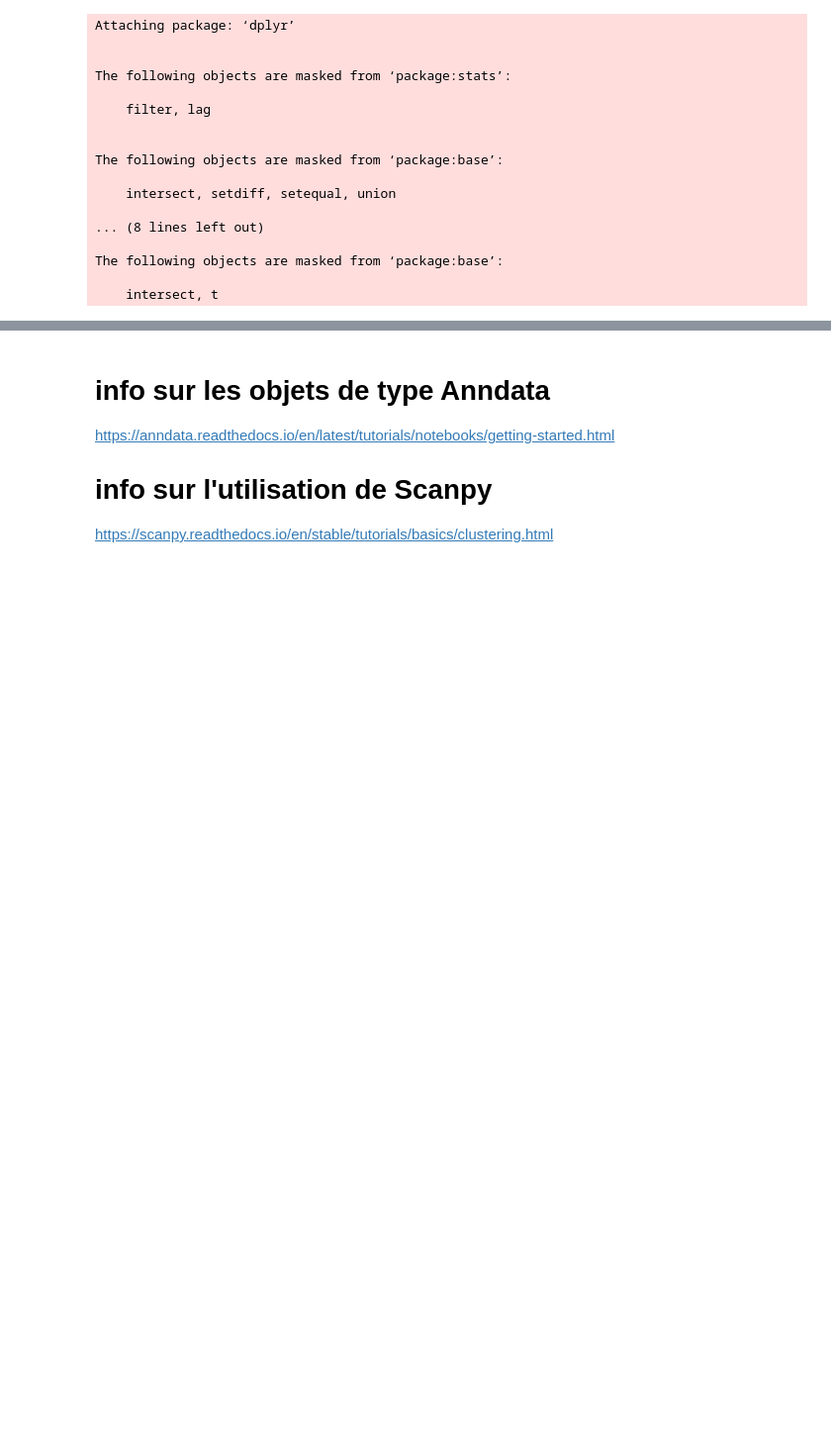
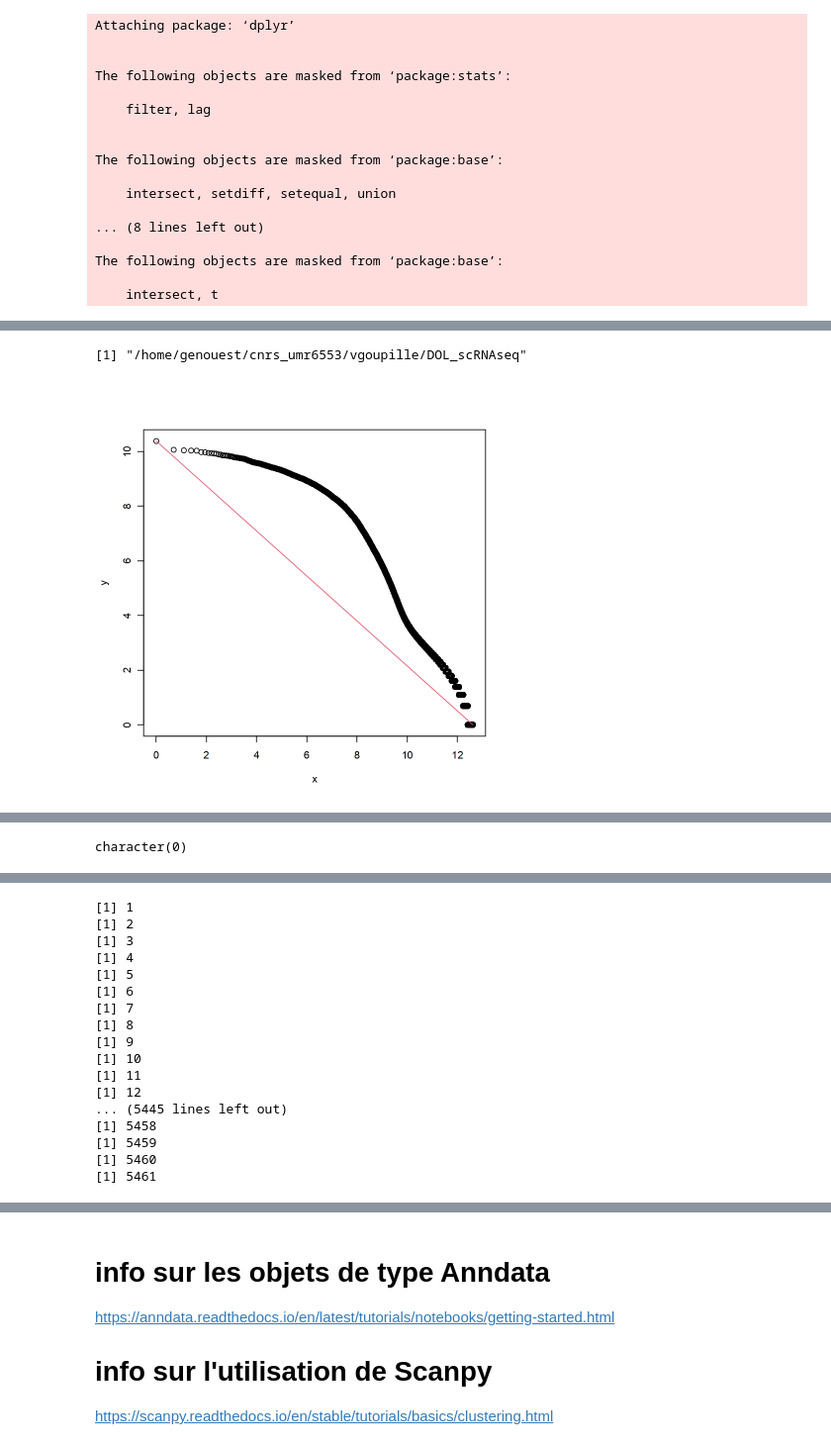
Before and after one commit to vgoupille/DOL_scRNAseq, a Jupyter notebook: 7_Article/script/2_analyse.ipynb, the cells around one changed output, grey strips where cells are left out. Shown at 99% size. Saved outputs shown, nothing was run; the diff lists cells and outputs as text; code cells hidden in the pictures; blank space fills up the shorter version.

```diff
--- a/7_Article/script/2_analyse.ipynb
+++ b/7_Article/script/2_analyse.ipynb
@@ -441,0 +594,9 @@ create_seurat_object_from_seq_files <- function(data_dir, sublibrary, ribosome_r
+# %%
+# voir le repertoire de travail
+getwd()
+# %% [output]
+[1] "/home/genouest/cnrs_umr6553/vgoupille/DOL_scRNAseq"
+# %%
+GEO661 <- create_seurat_object_from_seq_files('7_Article/data/data_osf/GEO061','M15','none',0.85) # avec ribosome
+# %% [output]
+[figure, added]
@@ -441,0 +605 @@ create_seurat_object_from_seq_files <- function(data_dir, sublibrary, ribosome_r
+character(0)
@@ -441,0 +610,17 @@ create_seurat_object_from_seq_files <- function(data_dir, sublibrary, ribosome_r
+[1] 1
+[1] 2
+[1] 3
+[1] 4
+[1] 5
+[1] 6
+[1] 7
+[1] 8
+[1] 9
+[1] 10
+[1] 11
+[1] 12
+... (5445 lines left out)
+[1] 5458
+[1] 5459
+[1] 5460
+[1] 5461
```
Also changed, not shown: parts of 26 cells of this notebook.
